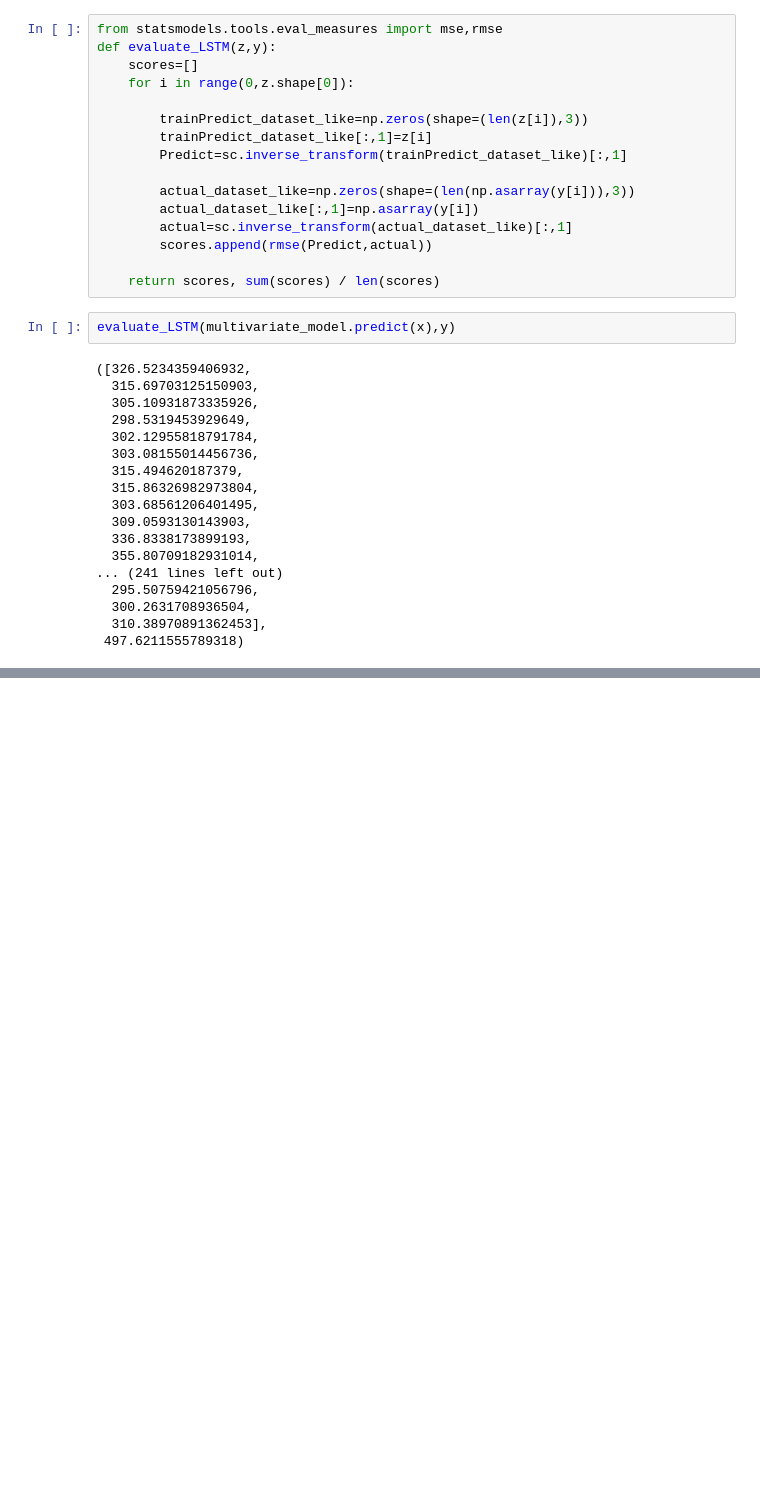
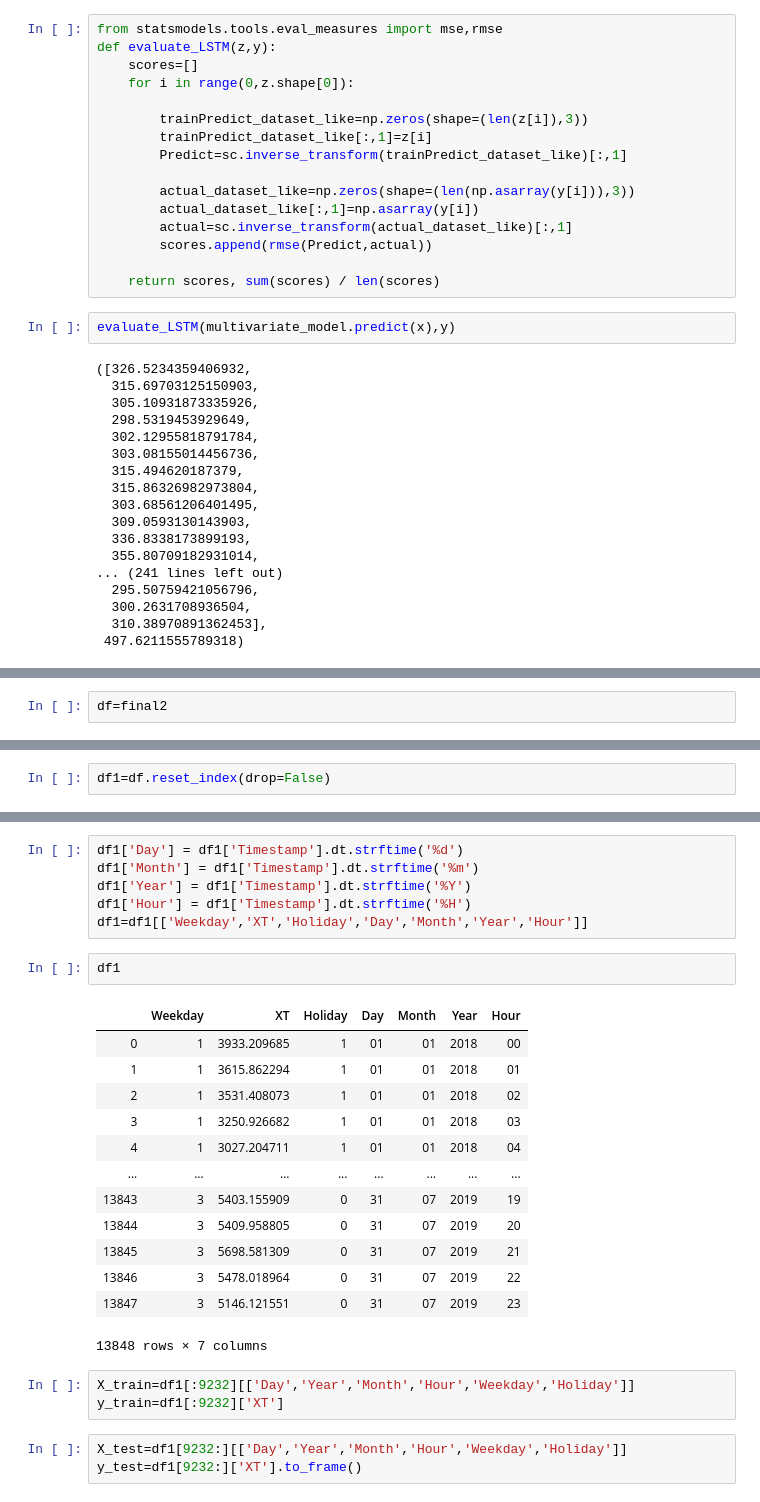
Before and after one commit to Darzan21/Electric-Load-Forecasting, a Jupyter notebook: LoadForecastingFinal.ipynb, the cells around one changed output, grey strips where cells are left out. Cells and saved outputs as stored; diff of their text form; blank space fills up the shorter version.

```diff
--- a/LoadForecastingFinal.ipynb
+++ b/LoadForecastingFinal.ipynb
@@ -1237,0 +1238,2 @@ evaluate_LSTM(multivariate_model.predict(x),y)
+# %%
+df=final2
@@ -1237,0 +1242,2 @@ evaluate_LSTM(multivariate_model.predict(x),y)
+# %%
+df1=df.reset_index(drop=False)
@@ -1237,0 +1260,28 @@ evaluate_LSTM(multivariate_model.predict(x),y)
+# %%
+df1['Day'] = df1['Timestamp'].dt.strftime('%d')
+df1['Month'] = df1['Timestamp'].dt.strftime('%m')
+df1['Year'] = df1['Timestamp'].dt.strftime('%Y')
+df1['Hour'] = df1['Timestamp'].dt.strftime('%H')
+df1=df1[['Weekday','XT','Holiday','Day','Month','Year','Hour']]
+# %%
+df1
+# %% [output]
+|  | Weekday | XT | Holiday | Day | Month | Year | Hour |
+| 0 | 1 | 3933.209685 | 1 | 01 | 01 | 2018 | 00 |
+| 1 | 1 | 3615.862294 | 1 | 01 | 01 | 2018 | 01 |
+| 2 | 1 | 3531.408073 | 1 | 01 | 01 | 2018 | 02 |
+| 3 | 1 | 3250.926682 | 1 | 01 | 01 | 2018 | 03 |
+| 4 | 1 | 3027.204711 | 1 | 01 | 01 | 2018 | 04 |
+| ... | ... | ... | ... | ... | ... | ... | ... |
+| 13843 | 3 | 5403.155909 | 0 | 31 | 07 | 2019 | 19 |
+| 13844 | 3 | 5409.958805 | 0 | 31 | 07 | 2019 | 20 |
+| 13845 | 3 | 5698.581309 | 0 | 31 | 07 | 2019 | 21 |
+| 13846 | 3 | 5478.018964 | 0 | 31 | 07 | 2019 | 22 |
+| 13847 | 3 | 5146.121551 | 0 | 31 | 07 | 2019 | 23 |
+13848 rows × 7 columns
+# %%
+X_train=df1[:9232][['Day','Year','Month','Hour','Weekday','Holiday']]
+y_train=df1[:9232]['XT']
+# %%
+X_test=df1[9232:][['Day','Year','Month','Hour','Weekday','Holiday']]
+y_test=df1[9232:]['XT'].to_frame()
```
Also changed, not shown: parts of 11 cells of this notebook.
